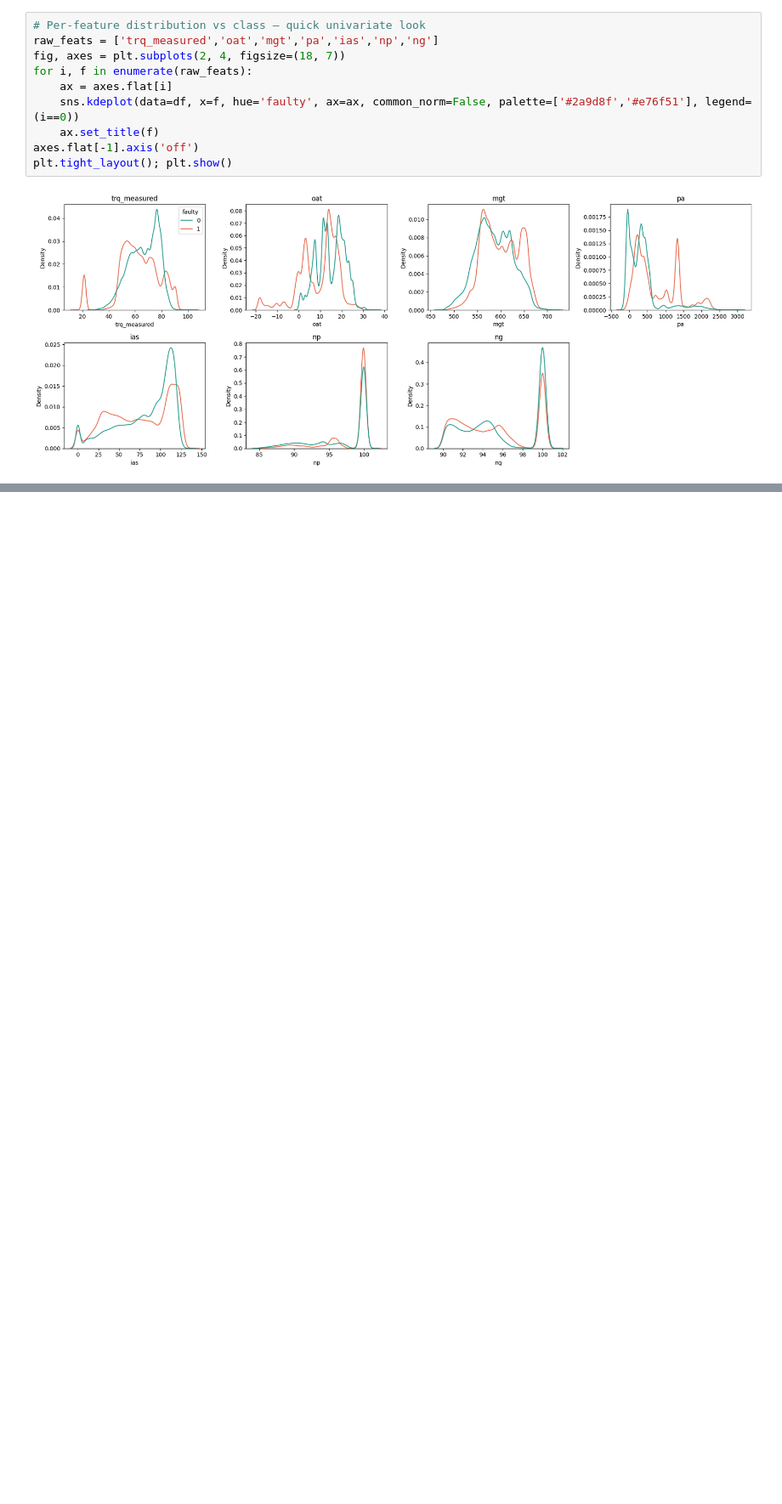
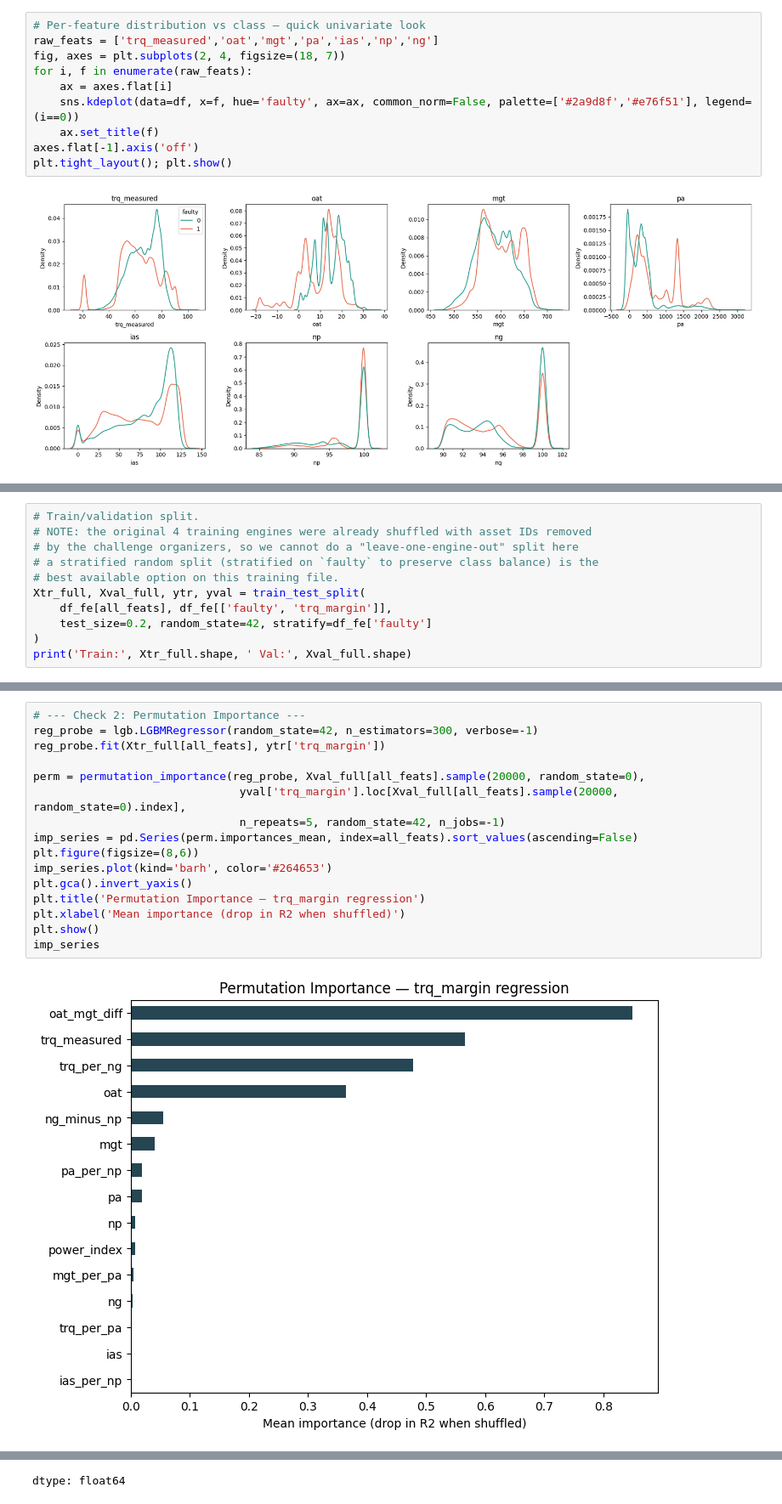
Before and after one commit to kulsoomz99/Helicopter-Turbine-Engine-Health-Estimation, a Jupyter notebook: Helicopter_Turbine_Engine_Health_Estimation.ipynb, the cells around one changed output, grey strips where cells are left out. Shown at 85% size. Cells and saved outputs as stored; diff of their text form; blank space fills up the shorter version.

```diff
--- a/Helicopter_Turbine_Engine_Health_Estimation.ipynb
+++ b/Helicopter_Turbine_Engine_Health_Estimation.ipynb
@@ -174,0 +226,11 @@ plt.tight_layout(); plt.show()
+# %%
+# Train/validation split.
+# NOTE: the original 4 training engines were already shuffled with asset IDs removed
+# by the challenge organizers, so we cannot do a "leave-one-engine-out" split here
+# a stratified random split (stratified on `faulty` to preserve class balance) is the
+# best available option on this training file.
+Xtr_full, Xval_full, ytr, yval = train_test_split(
+    df_fe[all_feats], df_fe[['faulty', 'trq_margin']],
+    test_size=0.2, random_state=42, stratify=df_fe['faulty']
+)
+print('Train:', Xtr_full.shape, ' Val:', Xval_full.shape)
@@ -174,0 +297,18 @@ plt.tight_layout(); plt.show()
+# %%
+# --- Check 2: Permutation Importance ---
+reg_probe = lgb.LGBMRegressor(random_state=42, n_estimators=300, verbose=-1)
+reg_probe.fit(Xtr_full[all_feats], ytr['trq_margin'])
+
+perm = permutation_importance(reg_probe, Xval_full[all_feats].sample(20000, random_state=0),
+                               yval['trq_margin'].loc[Xval_full[all_feats].sample(20000, random_state=0).index],
+                               n_repeats=5, random_state=42, n_jobs=-1)
+imp_series = pd.Series(perm.importances_mean, index=all_feats).sort_values(ascending=False)
+plt.figure(figsize=(8,6))
+imp_series.plot(kind='barh', color='#264653')
+plt.gca().invert_yaxis()
+plt.title('Permutation Importance — trq_margin regression')
+plt.xlabel('Mean importance (drop in R2 when shuffled)')
+plt.show()
+imp_series
+# %% [output]
+[figure, added]
@@ -174,0 +331 @@ plt.tight_layout(); plt.show()
+dtype: float64
```
Also changed, not shown: parts of 10 cells of this notebook.
